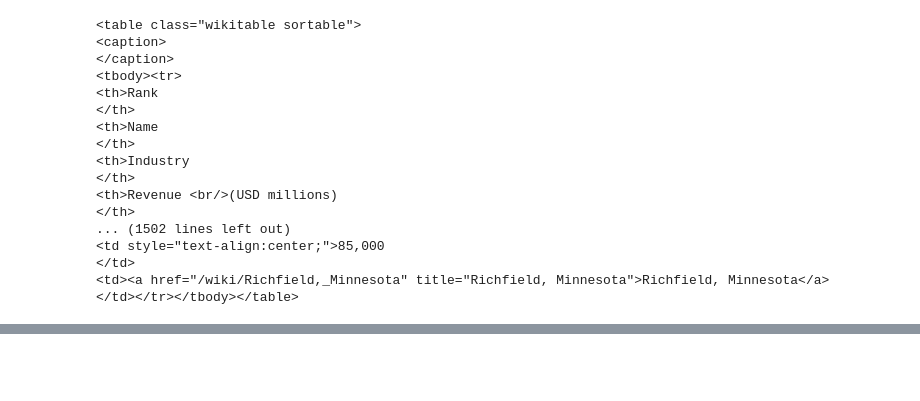
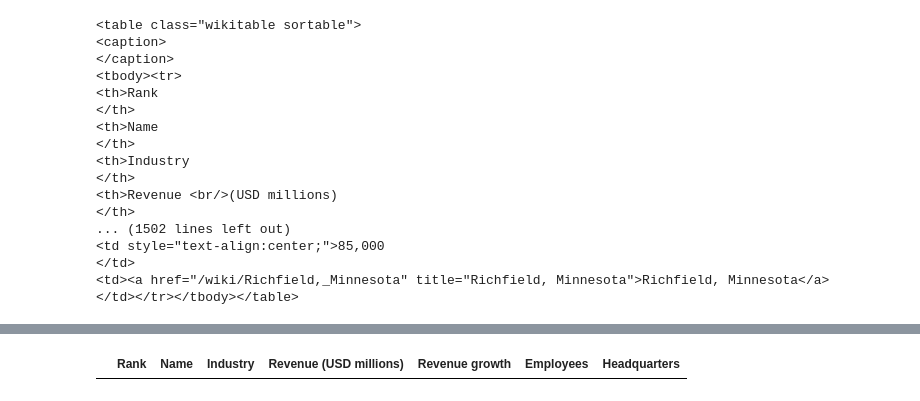
Before and after one commit to mass-bit/Scraping_Data_from_Real_Website, a Jupyter notebook: main.ipynb, the cells around one changed output, grey strips where cells are left out. Saved outputs shown, nothing was run; the diff lists cells and outputs as text; code cells hidden in the pictures; blank space fills up the shorter version.

Commit message:
Creating table title row

```diff
--- a/main.ipynb
+++ b/main.ipynb
@@ -31,3 +31,6 @@ print(table)
 </td>
 <td><a href="/wiki/Richfield,_Minnesota" title="Richfield, Minnesota">Richfield, Minnesota</a>
 </td></tr></tbody></table>
+# %%
+# pulling the title of the table i.e "TH"
+world_top_titles= table.find_all('th')
@@ -33,0 +54,2 @@ print(table)
+# %%
+world_table_titles= [heading.text.strip() for heading in world_top_titles]
@@ -33,0 +69,7 @@ print(table)
+# %%
+# now creating a DataFrame
+df = pd.DataFrame(columns=world_table_titles)
+# %%
+df
+# %% [output]
+|  | Rank | Name | Industry | Revenue (USD millions) | Revenue growth | Employees | Headquarters |
```
Also changed, not shown: parts of 3 cells of this notebook.
